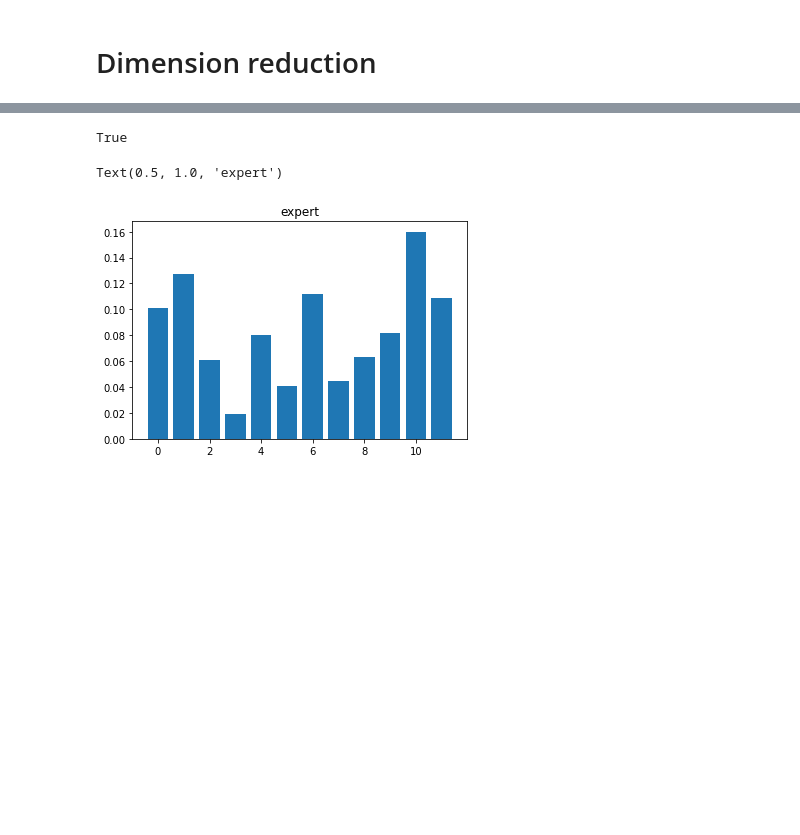
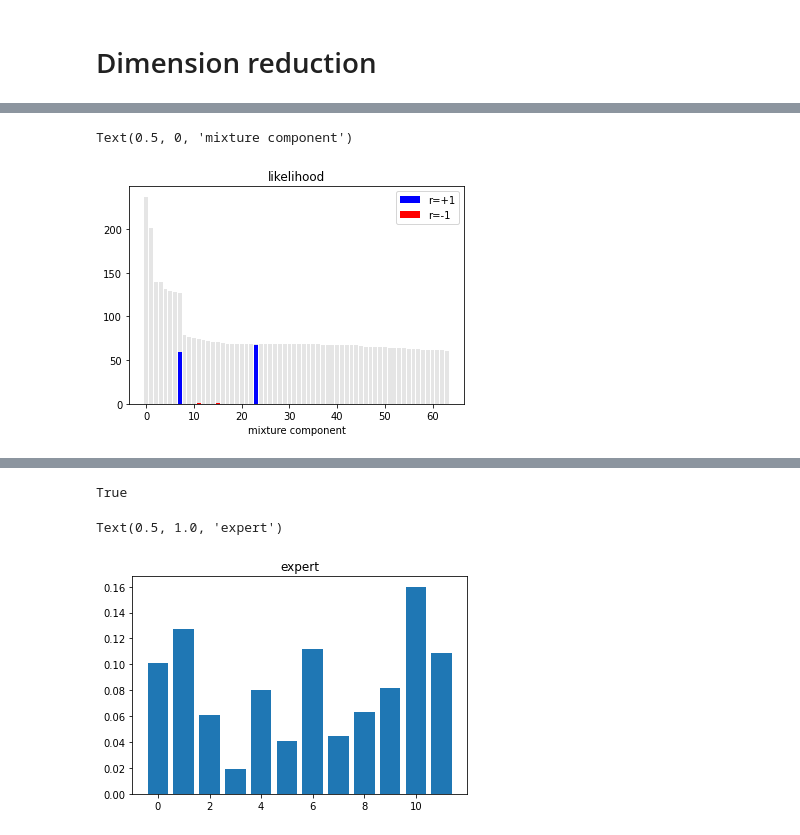
Before and after one commit to tessavdheiden/Inverse_RL, a Jupyter notebook: World_Model_Architecture_Exploration.ipynb, the cells around one changed output, grey strips where cells are left out. Cells and saved outputs as stored; diff of their text form; code cells hidden in the pictures; blank space fills up the shorter version.

```diff
--- a/World_Model_Architecture_Exploration.ipynb
+++ b/World_Model_Architecture_Exploration.ipynb
@@ -404,0 +467,2 @@ print(new_yhat.shape)
+# %%
+i_likelihood = np.argsort(gmm.predict_proba(yhat).sum(0))[::-1]
@@ -404,0 +476,12 @@ print(new_yhat.shape)
+# %%
+i_pos = np.where(data['rew'][:,-1] == 1)[0]
+i_neg = np.where(data['rew'][:,-1] == -1)[0]
+plt.bar(np.arange(n_components), gmm.predict_proba(yhat).sum(0)[i_likelihood], color='k', alpha=.1)
+plt.bar(np.arange(n_components), gmm.predict_proba(yhat[i_pos]).sum(0)[i_likelihood], color='b', label='r=+1')
+plt.bar(np.arange(n_components), gmm.predict_proba(yhat[i_neg]).sum(0)[i_likelihood], color='r', label='r=-1')
+plt.legend()
+plt.title('likelihood')
+plt.xlabel('mixture component')
+# %% [output]
+Text(0.5, 0, 'mixture component')
+[figure, added]
```
Also changed, not shown: parts of 35 cells of this notebook.
